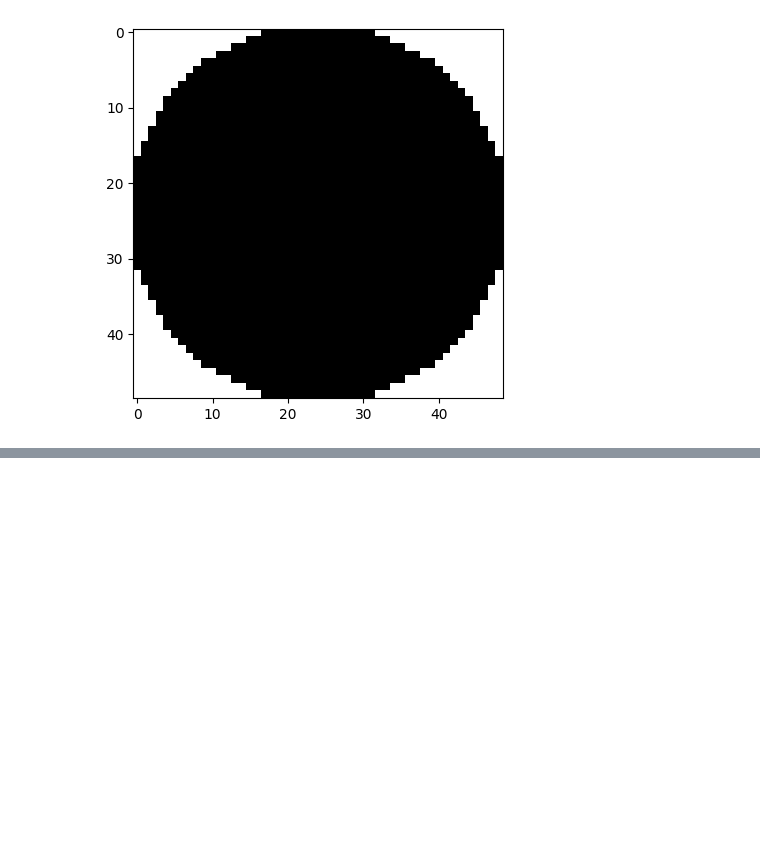
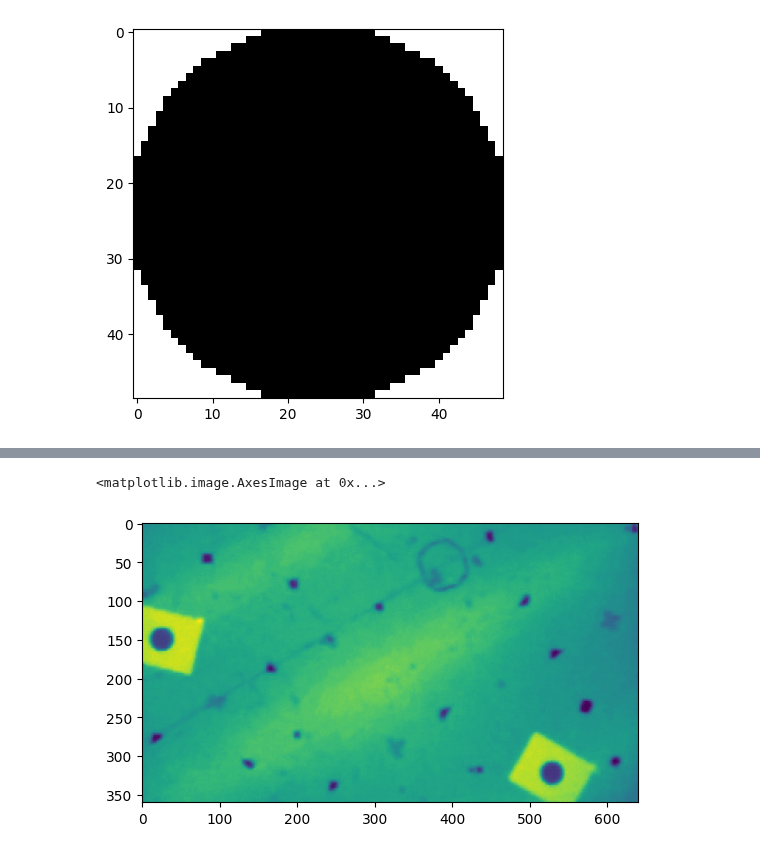
Before and after one commit to jclundy/aer1217_labs, a Jupyter notebook: lab3/lab3-notebook.ipynb, the cells around one changed output, grey strips where cells are left out. Saved outputs shown, nothing was run; the diff lists cells and outputs as text; code cells hidden in the pictures; blank space fills up the shorter version.

```diff
--- a/lab3/lab3-notebook.ipynb
+++ b/lab3/lab3-notebook.ipynb
@@ -265,0 +263,7 @@ plt.imshow(img_2696, cmap='gray')
+# %%
+img_880 = cv.imread(os.path.join(folder, "image_880.jpg"), cv.IMREAD_GRAYSCALE)
+current_img = img_880
+plt.imshow(current_img)
+# %% [output]
+<matplotlib.image.AxesImage at 0x...>
+[figure, added]
```
Also changed, not shown: parts of 32 cells of this notebook.
